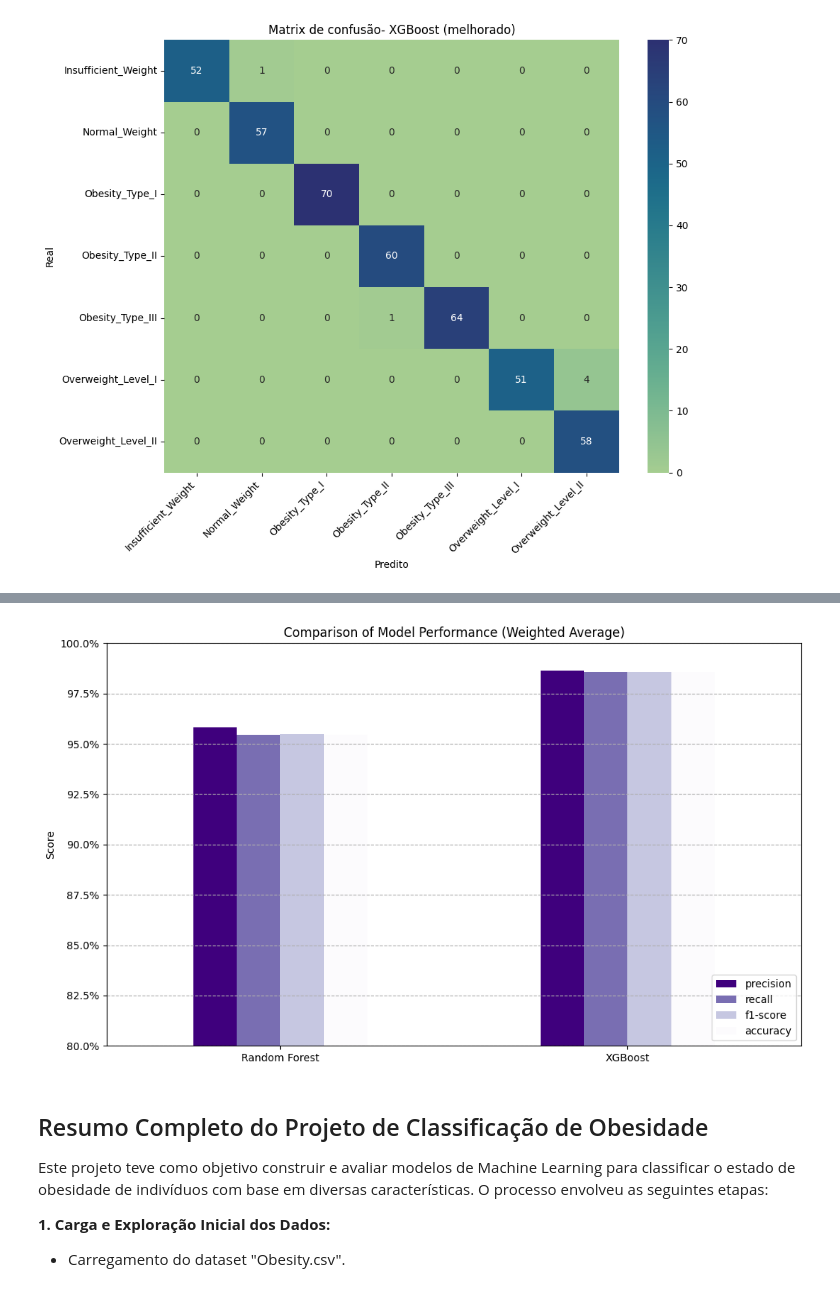
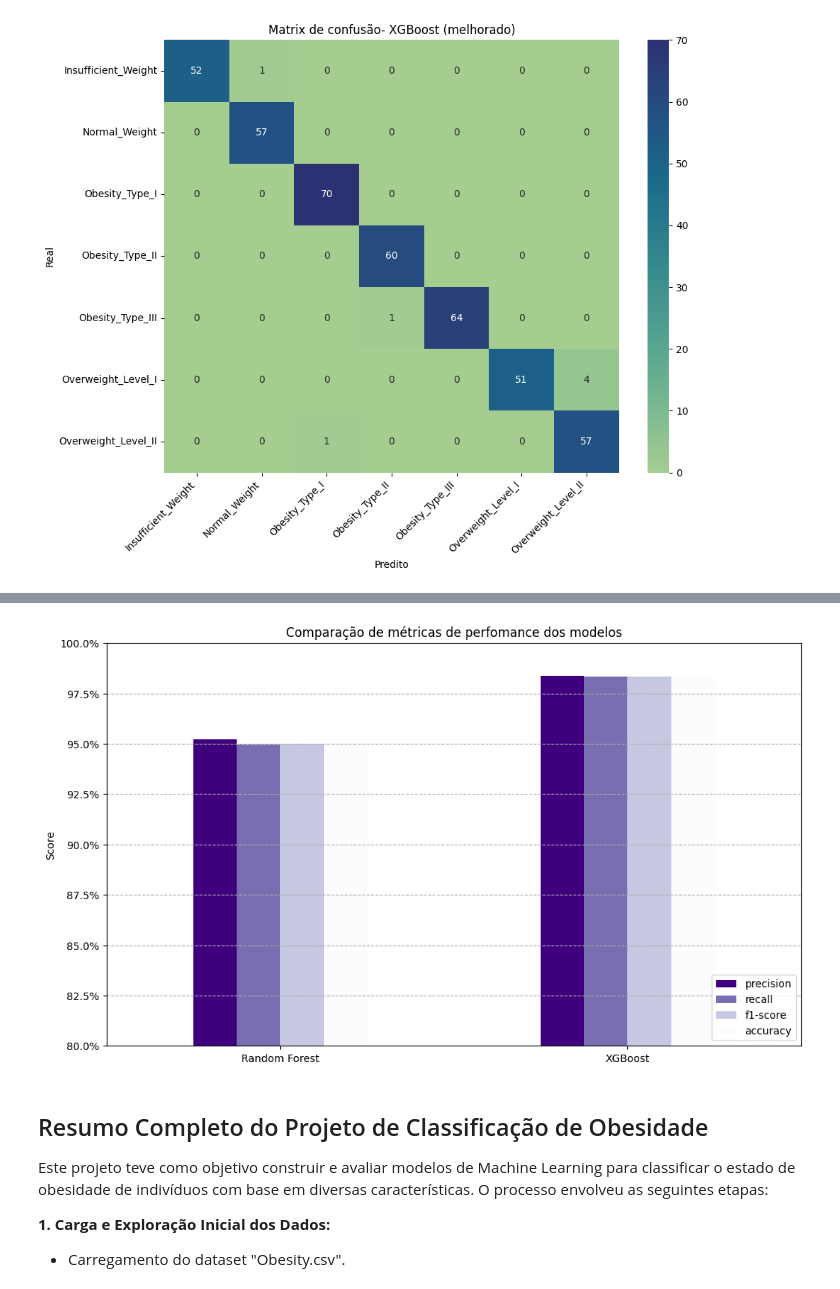
Before and after one commit to Naiderossi/Tech4, a Jupyter notebook: Obesity.ipynb, the cells around one changed output, grey strips where cells are left out. Cells and saved outputs as stored; diff of their text form; code cells hidden in the pictures.

```diff
--- a/Obesity.ipynb
+++ b/Obesity.ipynb
@@ -76,0 +42,5 @@ display(df.head())
+# %%
+#Ajustando as colunas Age, FAF, e NCP para que sejam numeros inteiros já que se referem a frequencia e idade.
+df['Age'] = df['Age'].astype(int)
+df['FAF'] = df['FAF'].astype(int)
+df['NCP'] = df['NCP'].astype(int)
@@ -77,3 +68,6 @@ display(df.head())
+# %%
+# A coluna fcvc (Você costuma comer vegetais nas suas refeições?) nào possui resultados coerentes com a legenda da coluna, dessa forma, será excluída da análise.
+df.drop(columns=['FCVC'], inplace=True)
 # %%
 #Quantidade de linhas e colunas do dataframe:
 df.shape
@@ -140,3 +133,3 @@ df[df.duplicated()].head(24)
 # %%
-# Há 24 linhas duplicadas, as mesmas serão removidas para não enviesar o treinamento do modelo que será criado.
-df.drop_duplicates(inplace=True)
+# Há 35 linhas duplicadas, as mesmas serão removidas para não enviesar o treinamento do modelo que será criado.
+df = df.drop_duplicates(subset=df.columns.difference(['index']))
@@ -680,42 +683,41 @@ dtype: float32
 # %%
 import matplotlib.pyplot as plt
 import pandas as pd
 import matplotlib.ticker as mtick
 
-# Get classification reports for both models
+
 report_rf = classification_report(y_test, y_pred_tuned, output_dict=True)
 report_xgb = classification_report(y_test, y_pred_xgb_tuned, output_dict=True)
 
-# Extract overall metrics (excluding support)
+
 metrics_rf = {k: v for k, v in report_rf['weighted avg'].items() if k != 'support'}
 metrics_xgb = {k: v for k, v in report_xgb['weighted avg'].items() if k != 'support'}
 
-# Add accuracy
 metrics_rf['accuracy'] = report_rf['accuracy']
 metrics_xgb['accuracy'] = report_xgb['accuracy']
 
 
-# Create a DataFrame for easy plotting
+
 comparison_df = pd.DataFrame({
     'Random Forest': metrics_rf,
     'XGBoost': metrics_xgb
 }).T
 
-# Plot the comparison
-ax = comparison_df.plot(kind='bar', figsize=(12, 7), cmap='Purples_r') # Changed colormap here
-plt.title('Comparison of Model Performance (Weighted Average)')
+
+ax = comparison_df.plot(kind='bar', figsize=(12, 7), cmap='Purples_r')
+plt.title('Comparação de métricas de perfomance dos modelos')
 plt.ylabel('Score')
 plt.xticks(rotation=0)
 plt.legend(loc='lower right')
-plt.ylim(0.8, 1.0) # Set y-axis limits for better visualization of differences
+plt.ylim(0.8, 1.0)
 plt.grid(axis='y', linestyle='--')
 
-# Format y-axis as percentages
+
 ax.yaxis.set_major_formatter(mtick.PercentFormatter(xmax=1.0))
 
 plt.show()
 # %% [output]
-[figure, old version]
+[figure, new version]
 # %% [markdown]
 ## Resumo Completo do Projeto de Classificação de Obesidade
 
```
Also changed, not shown: parts of 46 cells of this notebook.
